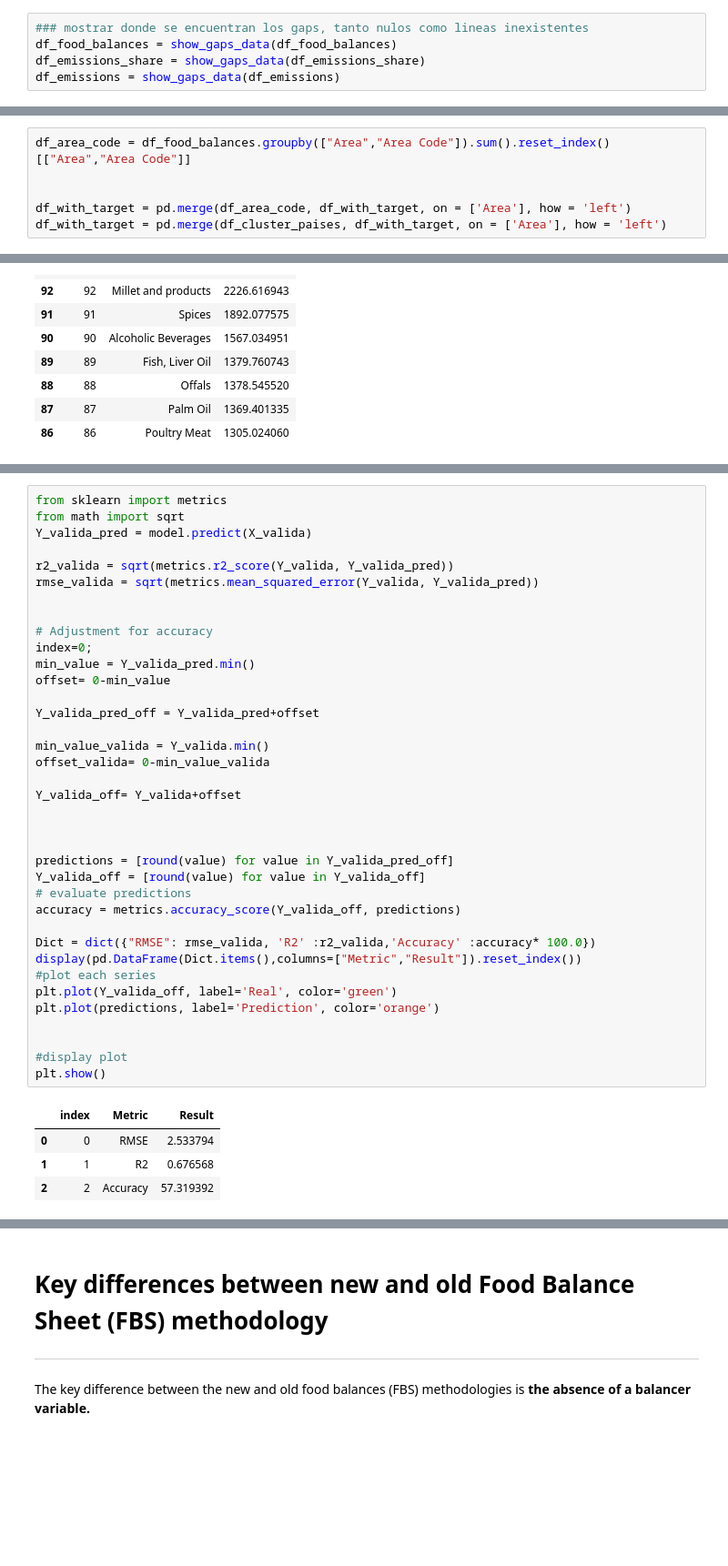
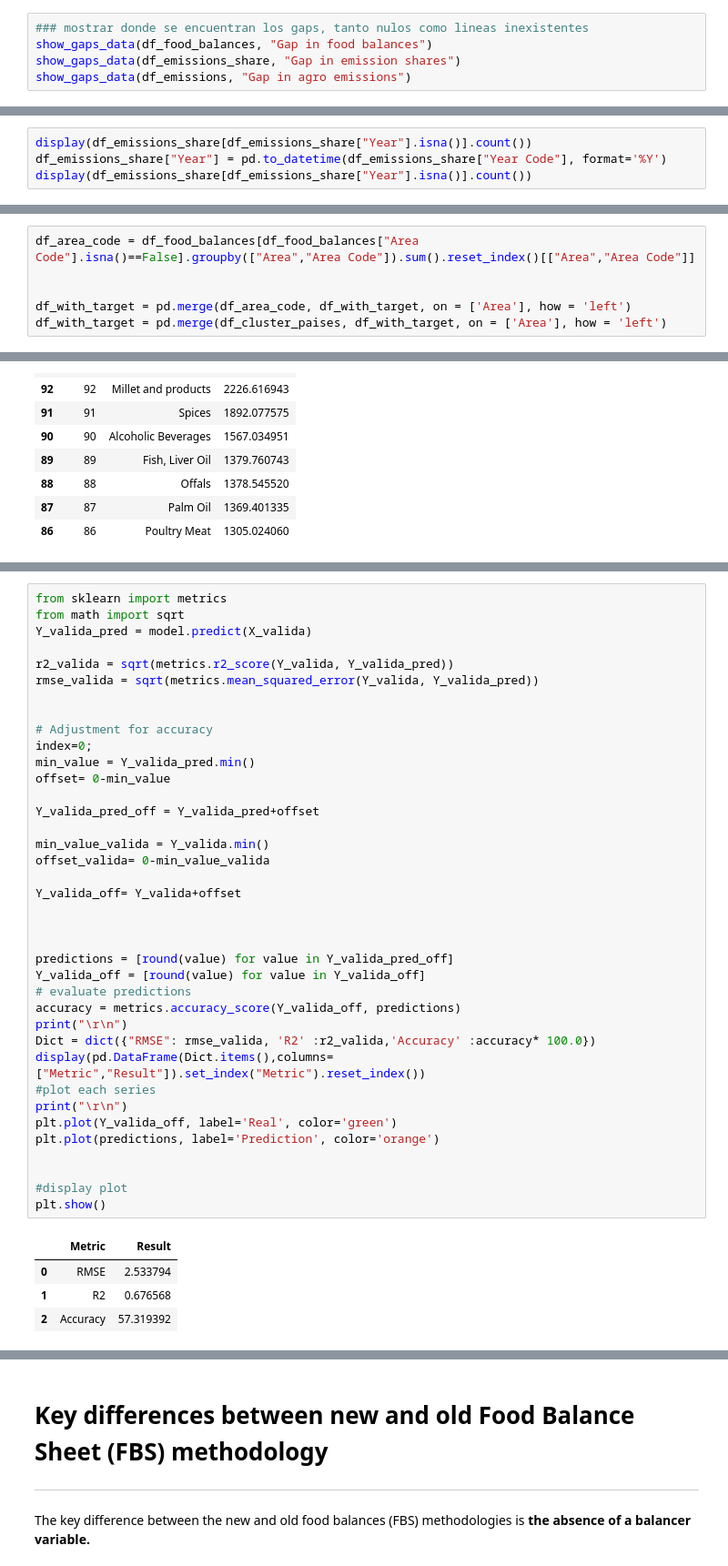
Before and after one commit to RgomezRo/capstone, a Jupyter notebook: Time series.ipynb, the cells around one changed output, grey strips where cells are left out. Shown at 91% size. Drawn from its saved outputs; the diff is of its cells as text; blank space fills up the shorter version.

```diff
--- a/Time series.ipynb
+++ b/Time series.ipynb
@@ -419,9 +416,9 @@ plot_tree_map(df_food_balances[df_food_balances["Element"]=="Food supply quantit
 # Análisis de los atributos y su cumplimentación (nulos)
 # %%
 ### mostrar donde se encuentran los gaps, tanto nulos como lineas inexistentes
-df_food_balances = show_gaps_data(df_food_balances)
-df_emissions_share = show_gaps_data(df_emissions_share)
-df_emissions = show_gaps_data(df_emissions)
+show_gaps_data(df_food_balances, "Gap in food balances")
+show_gaps_data(df_emissions_share, "Gap in emission shares")
+show_gaps_data(df_emissions, "Gap in agro emissions")
 # %% [output]
 [figure]
 [figure]
@@ -468,0 +483,4 @@ Dataset Shape: (130662, 15)
+# %%
+display(df_emissions_share[df_emissions_share["Year"].isna()].count())
+df_emissions_share["Year"] = pd.to_datetime(df_emissions_share["Year Code"], format='%Y')
+display(df_emissions_share[df_emissions_share["Year"].isna()].count())
@@ -1027,7 +1072,7 @@ df_with_target[df_with_target["feature_emissions_CO2_eq"].isna()].T.head(2)
 | Year |
 | Area |
 # %%
-df_area_code = df_food_balances.groupby(["Area","Area Code"]).sum().reset_index()[["Area","Area Code"]]
+df_area_code = df_food_balances[df_food_balances["Area Code"].isna()==False].groupby(["Area","Area Code"]).sum().reset_index()[["Area","Area Code"]]
 
 
 df_with_target = pd.merge(df_area_code, df_with_target, on = ['Area'], how = 'left')
@@ -1210,39 +1231,40 @@ r2_valida = sqrt(metrics.r2_score(Y_valida, Y_valida_pred))
 rmse_valida = sqrt(metrics.mean_squared_error(Y_valida, Y_valida_pred))
 
 
 # Adjustment for accuracy
 index=0;
 min_value = Y_valida_pred.min()
 offset= 0-min_value
 
 Y_valida_pred_off = Y_valida_pred+offset
 
 min_value_valida = Y_valida.min()
 offset_valida= 0-min_value_valida
 
 Y_valida_off= Y_valida+offset
 
 
 
 predictions = [round(value) for value in Y_valida_pred_off]
 Y_valida_off = [round(value) for value in Y_valida_off]
 # evaluate predictions
 accuracy = metrics.accuracy_score(Y_valida_off, predictions)
-
+print("\r\n")
 Dict = dict({"RMSE": rmse_valida, 'R2' :r2_valida,'Accuracy' :accuracy* 100.0})
-display(pd.DataFrame(Dict.items(),columns=["Metric","Result"]).reset_index())
+display(pd.DataFrame(Dict.items(),columns=["Metric","Result"]).set_index("Metric").reset_index())
 #plot each series
+print("\r\n")
 plt.plot(Y_valida_off, label='Real', color='green')
 plt.plot(predictions, label='Prediction', color='orange')
 
 
 #display plot
 plt.show()
 # %% [output]
-|  | index | Metric | Result |
-| 0 | 0 | RMSE | 2.533794 |
-| 1 | 1 | R2 | 0.676568 |
-| 2 | 2 | Accuracy | 57.319392 |
+|  | Metric | Result |
+| 0 | RMSE | 2.533794 |
+| 1 | R2 | 0.676568 |
+| 2 | Accuracy | 57.319392 |
 [figure]
 # %% [markdown]
 # Key differences between new and old Food Balance Sheet (FBS) methodology
```
Also changed, not shown: parts of 15 cells of this notebook.
